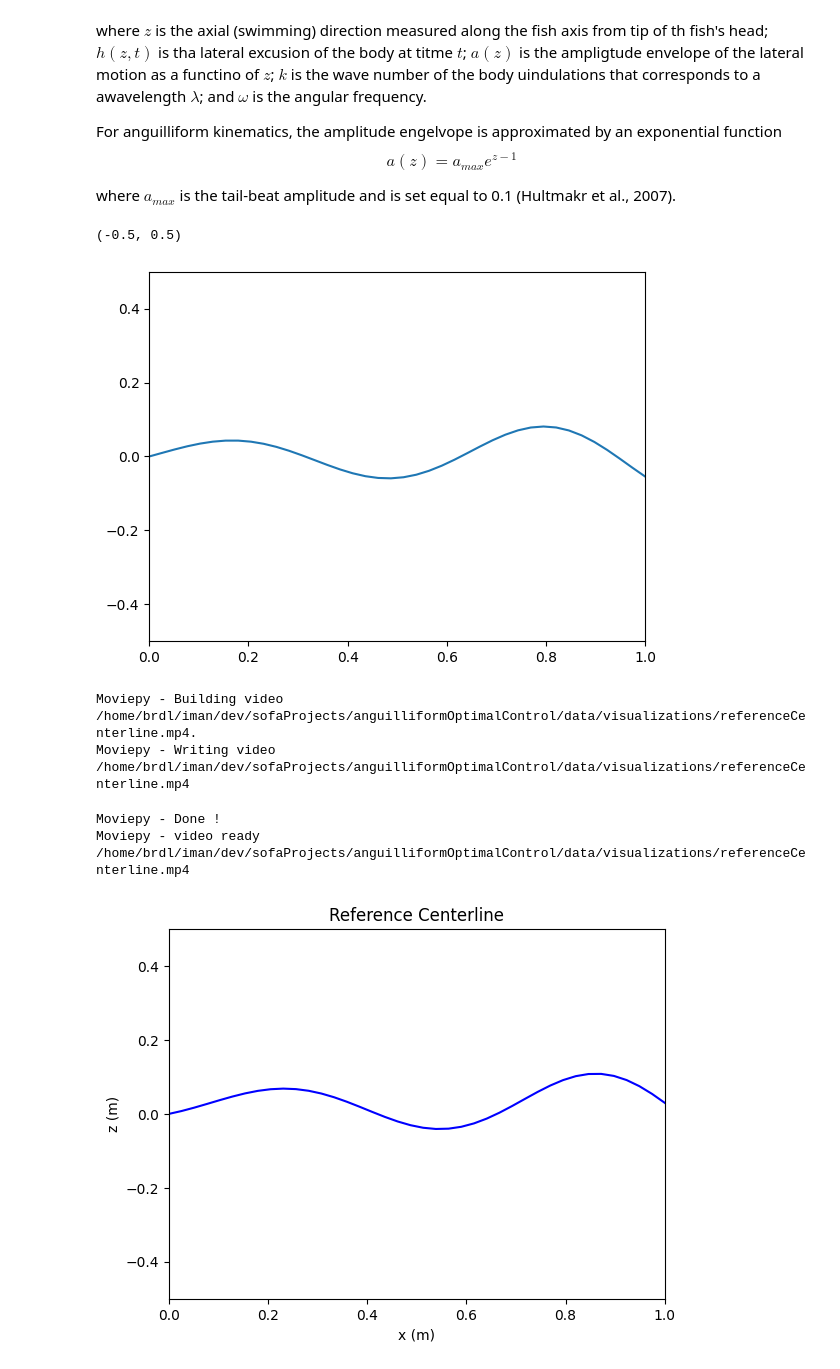
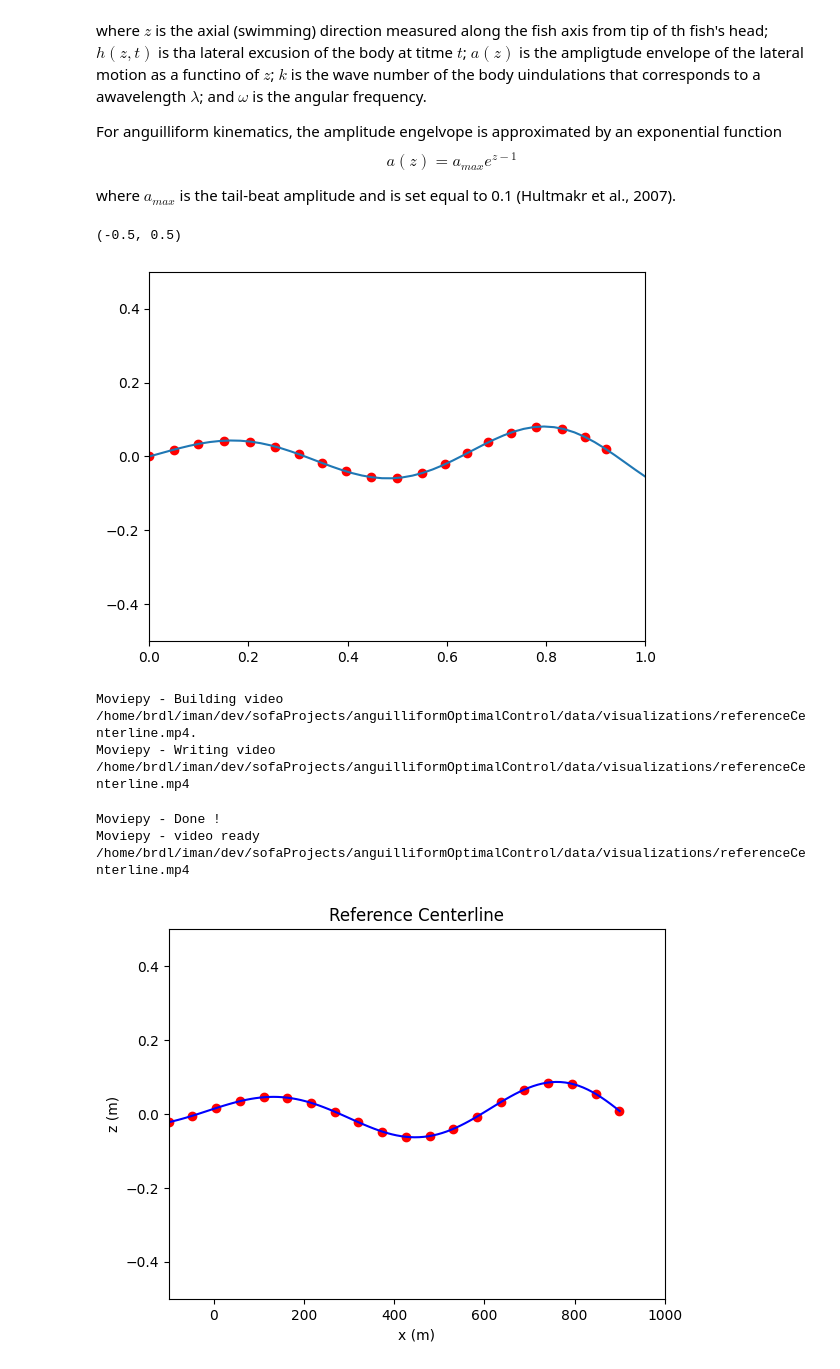
Before and after one commit to iman-adibnazari/anguilliformOptimalControl, a Jupyter notebook: src/generateRefTrajectory.ipynb, the cells around one changed output. Drawn from its saved outputs; the diff is of its cells as text; code cells hidden in the pictures.

```diff
--- a/src/generateRefTrajectory.ipynb
+++ b/src/generateRefTrajectory.ipynb
@@ -41,51 +41,77 @@ def generateCenterlineCoords(time,numPoints,a_max=0.1,k=10,omega=7):
+# %%
+# Function to provide coordinates of discretized centerline at a given time
+def generateReferenceCoords(time,numPoints=20,a_max=0.1,l=1,k=10,omega=7,x_shift = 0,z_shift = 0):
+    # Generate 10 times number of x coordinates as desired points
+    x = np.linspace(0,l,numPoints*100)
+    dx = x[1]-x[0]
+    # Compute integrand of arc length integral
+    integrand = np.sqrt(1+(a_max/l*(np.exp(x/l-1)*(k*np.cos(k/l*x+omega*time)-np.sin(-k/l*x+omega*time))))**2)
+    # Use first order quadrature to compute integral
+    integrand = integrand*dx
+    integrand = np.cumsum(integrand)
+    # Find where the integral is closest to the desired arc length
+    larc_des = np.linspace(0,l,numPoints)
+    x_ref = np.zeros(numPoints)
+    z_ref = np.zeros(numPoints)
+    for i in range(numPoints):
+        idx = np.argmin(np.abs(integrand-larc_des[i]))
+        x_ref[i] = x[idx]
+        # Compute z value at this point
+        z_ref[i] = a_max*np.exp(x[idx]/l-1)*np.sin(k*x[idx]/l-omega*time)
+    # z = z-z[0]
+    return x_ref+x_shift,z_ref+z_shift
 # %%
 # Plot centerline coordinates at a given time
 t = 0
-x,z = generateCenterlineCoords(t,20)
+x,z = generateCenterlineCoords(t,50)
+x_ref,z_ref = generateReferenceCoords(t,20)
 plt.plot(x,z)
+plt.scatter(x_ref,z_ref,color='red')
 # Plot limits
 plt.xlim(0,1)
 plt.ylim(-0.5,0.5)
 # %% [output]
 (-0.5, 0.5)
-[figure, old version]
+[figure, new version]
 # %%
 # Make video of centerline over a couple cycles
 # Configure save path for video
 savePath = config["currentDirectory"] +"data/visualizations/"
 saveName = "referenceCenterline.mp4"
-numFrames = 300
+numFrames = 100
 fps = 30
 duration = numFrames/fps
 
 
 # Set up figure for animation
 fig, ax = plt.subplots()
 
 
 # Animation callback
 def animate(t):
     # Get frame index
     i = int(round(t*fps))
     # Compute centerline
-    x,z = generateCenterlineCoords(t,40)
+    x,z = generateCenterlineCoords(t,100,l=1000,x_shift=-100)
+    x_ref,z_ref = generateReferenceCoords(t,20,l=1000,x_shift=-100)
     # Plot mesh points from original centerline
     ax.clear()
     ax.plot(x,z,color='blue')
-    ax.set_xlim(0,1)
+    ax.scatter(x_ref,z_ref,color='red')
+    ax.set_xlim(-100,1000)
     ax.set_ylim(-0.5,0.5)
     # ax.set_aspect('equal')
     ax.set_title("Reference Centerline")
     ax.set_xlabel("x (m)")
     ax.set_ylabel("z (m)")
     return mplfig_to_npimage(fig)
 
 # Create animation
 animation = VideoClip(animate, duration=duration)
 animation.write_videofile(savePath+saveName, fps=fps)
 # %% [output]
 Moviepy - Building video /home/brdl/iman/dev/sofaProjects/anguilliformOptimalControl/data/visualizations/referenceCenterline.mp4.
 Moviepy - Writing video /home/brdl/iman/dev/sofaProjects/anguilliformOptimalControl/data/visualizations/referenceCenterline.mp4
 Moviepy - Done !
 Moviepy - video ready /home/brdl/iman/dev/sofaProjects/anguilliformOptimalControl/data/visualizations/referenceCenterline.mp4
-[figure, old version]
+[figure, new version]
```
Also changed, not shown: parts of 1 cell of this notebook, 7 other files.
